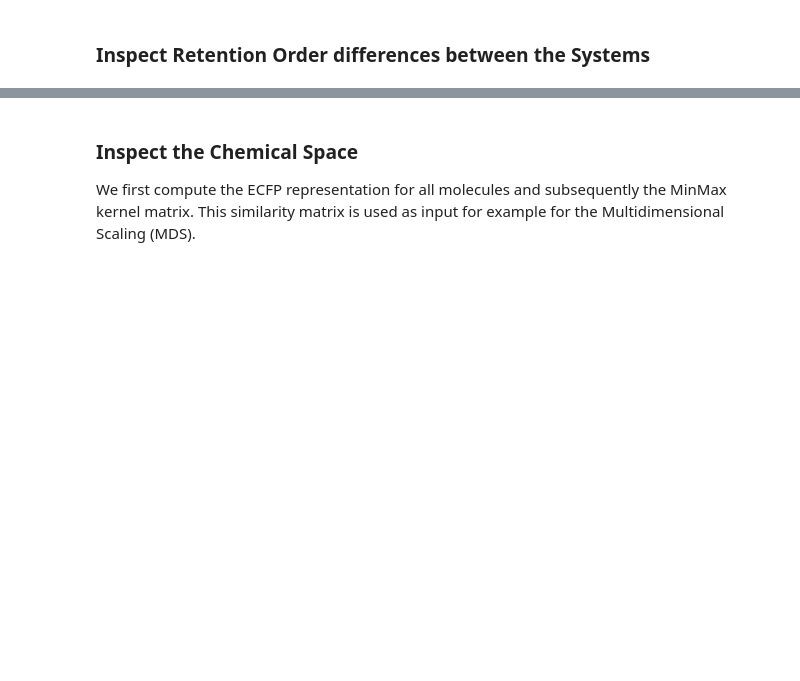
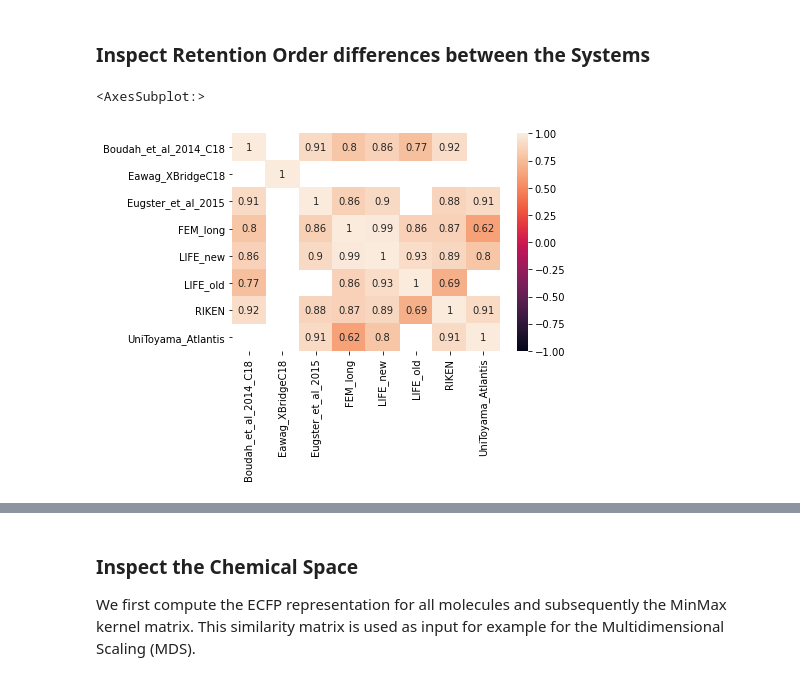
Before and after one commit to bachi55/rosvm, a Jupyter notebook: rosvm/ranksvm/tutorial/use_chromatographic_system_descriptors.ipynb, the cells around one changed output, grey strips where cells are left out. Drawn from its saved outputs; the diff is of its cells as text; code cells hidden in the pictures; blank space fills up the shorter version.

```diff
--- a/rosvm/ranksvm/tutorial/use_chromatographic_system_descriptors.ipynb
+++ b/rosvm/ranksvm/tutorial/use_chromatographic_system_descriptors.ipynb
@@ -54,7 +60,38 @@ Datasets:
         UniToyama_Atlantis - #samples=98
 # %% [markdown]
 ### Inspect Retention Order differences between the Systems
-# %%
-
-
-for d1, d2 in it.product(y.get_unique_dss()):
+# %%
+df_rankcorr = np.full((len(datasets), len(datasets)), fill_value=np.nan)
+df_ninter = np.full((len(datasets), len(datasets)), fill_value=0)
+
+for idx1, d1 in enumerate(datasets):
+    for idx2, d2 in enumerate(datasets):
+        mol1 = mol[y.get_idc_for_ds(d1)].tolist()
+        mol2 = mol[y.get_idc_for_ds(d2)].tolist()
+
+        rts1 = []
+        rts2 = []
+
+        for m in set(mol1) & set(mol2):
+            rts1.append(y[y.get_idc_for_ds(d1)].get_rts()[mol1.index(m)])
+            rts2.append(y[y.get_idc_for_ds(d2)].get_rts()[mol2.index(m)])
+
+        df_ninter[idx1, idx2] = len(rts1)
+
+        if len(rts1) < 5:
+            continue
+
+        acc = kendalltau(rts1, rts2)[0]
+
+        df_rankcorr[idx1, idx2] = acc
+
+
+assert(np.allclose(accs, accs.T))
+
+df_rankcorr = pd.DataFrame(df_rankcorr, index=datasets, columns=datasets)
+df_ninter = pd.DataFrame(df_ninter, index=datasets, columns=datasets)
+# %%
+sns.heatmap(df_rankcorr, annot=True, vmin=-1)
+# %% [output]
+<AxesSubplot:>
+[figure, added]
```
Also changed, not shown: parts of 21 cells of this notebook.
